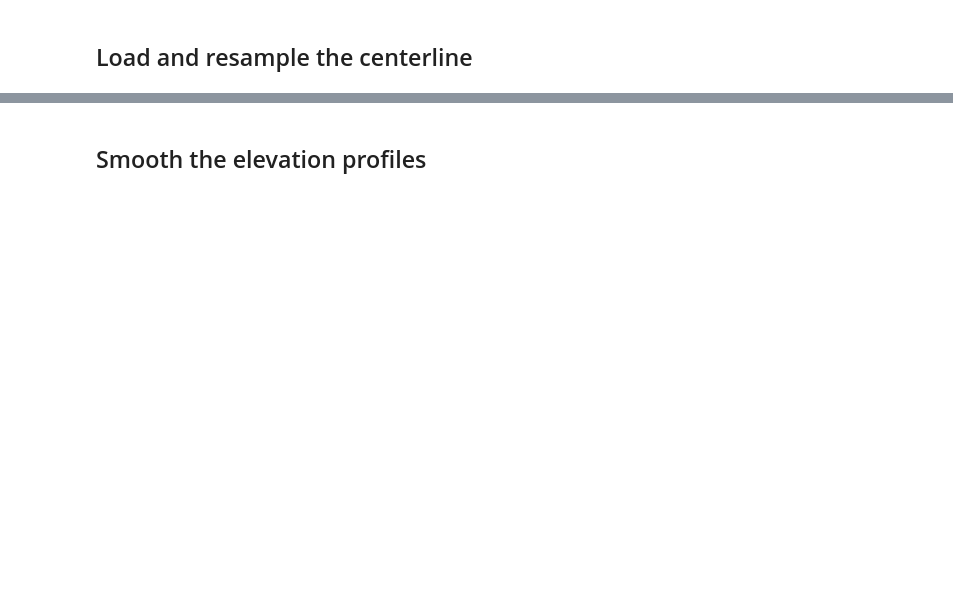
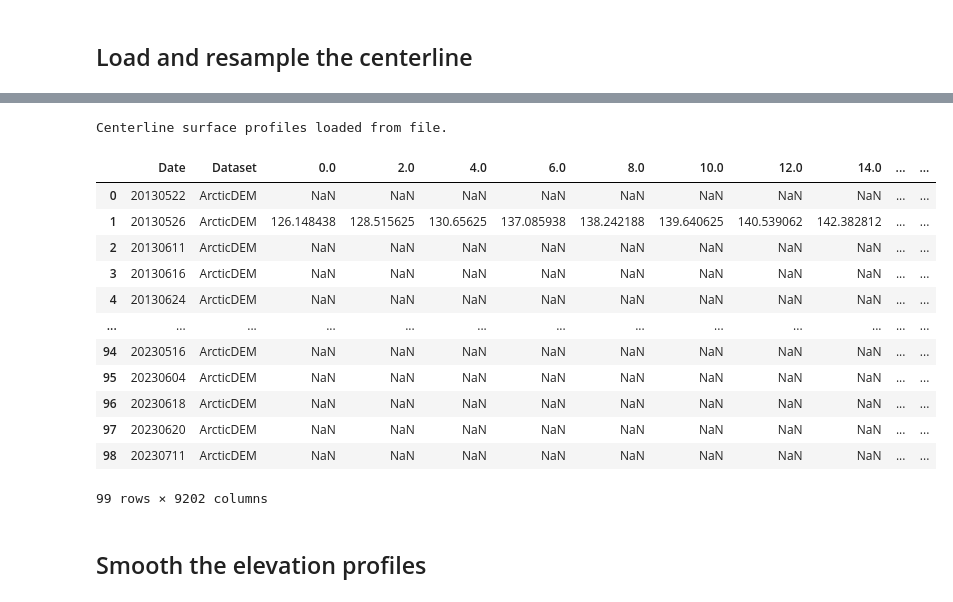
Before and after one commit to pohlan/Hubbard2024, a Jupyter notebook: dems/2_centerline_surface_elevation_timeseries.ipynb, the cells around one changed output, grey strips where cells are left out. Drawn from its saved outputs; the diff is of its cells as text; code cells hidden in the pictures; blank space fills up the shorter version.

```diff
--- a/dems/2_centerline_surface_elevation_timeseries.ipynb
+++ b/dems/2_centerline_surface_elevation_timeseries.ipynb
@@ -246,3 +112,73 @@ h_cl
+# %%
+# --- Sample surface elevations from DEMs ---
+# Check if sampled elevations already exist in file
+h_center_file = os.path.join(h_out_path, 'centerline_surface_elevation_timeseries.csv')
+if os.path.exists(h_center_file):
+    h_center_df = pd.read_csv(h_center_file)
+    h_center = h_center_df.iloc[:,2:].values
+    print('Centerline surface profiles loaded from file.')
+
+else:
+
+    def sample_dem(dem_file, out_crs, center_x, center_y):
+        dem = rxr.open_rasterio(dem_file).squeeze()
+        dem = dem.rio.reproject(out_crs)
+        dem = xr.where(dem==dem.attrs["_FillValue"], np.nan, dem)
+
+        date = os.path.basename(dem_file)[0:8]
+        dataset = os.path.basename(dem_file).split("_")[1]
+
+        h_center = np.array([float(dem.sel(x=x, y=y, method='nearest').data) for x,y in zip(center_x, center_y)])
+        # remove wacky values
+        h_center[np.abs(h_center) > 1500] = np.nan
+
+        h_center_df = pd.DataFrame({
+            "Date": [date],
+            "Dataset": [dataset]
+        }, index=[0])
+        for i in range(len(h_center)):
+            h_center_df = pd.concat([
+                h_center_df,
+                pd.DataFrame({center_dist[i]: [h_center[i]]}, index=[0])
+                ], axis=1)
+
+        return h_center_df
+
+    # Grab centerline x and y coordinates for convenience
+    center_x, center_y = center_resamp.coords.xy
+
+    # Iterate over DEMs
+    h_center_list = []
+    for dem_file in tqdm(arcticdem_files):
+        h_center_list += [sample_dem(
+            dem_file, out_crs, center_x, center_y
+        )]
+
+    h_center_df = pd.concat(h_center_list, ignore_index=True, axis=0)
+    h_center_df = h_center_df.sort_values(by="Date").reset_index(drop=True)
+
+    h_center_df.to_csv(h_center_file, index=False)
+    print('Centerline surface elevations saved to file:', h_center_file)
+
+    # switch to numpy array for convenience
+    h_center = h_center_df.iloc[:,2:].values
+
+h_center_df
+# %% [output]
+Centerline surface profiles loaded from file.
+|  | Date | Dataset | 0.0 | 2.0 | 4.0 | 6.0 | 8.0 | 10.0 | 12.0 | 14.0 | ... | ... |
+| 0 | 20130522 | ArcticDEM | NaN | NaN | NaN | NaN | NaN | NaN | NaN | NaN | ... | ... |
+| 1 | 20130526 | ArcticDEM | 126.148438 | 128.515625 | 130.65625 | 137.085938 | 138.242188 | 139.640625 | 140.539062 | 142.382812 | ... | ... |
+| 2 | 20130611 | ArcticDEM | NaN | NaN | NaN | NaN | NaN | NaN | NaN | NaN | ... | ... |
+| 3 | 20130616 | ArcticDEM | NaN | NaN | NaN | NaN | NaN | NaN | NaN | NaN | ... | ... |
+| 4 | 20130624 | ArcticDEM | NaN | NaN | NaN | NaN | NaN | NaN | NaN | NaN | ... | ... |
+| ... | ... | ... | ... | ... | ... | ... | ... | ... | ... | ... | ... | ... |
+| 94 | 20230516 | ArcticDEM | NaN | NaN | NaN | NaN | NaN | NaN | NaN | NaN | ... | ... |
+| 95 | 20230604 | ArcticDEM | NaN | NaN | NaN | NaN | NaN | NaN | NaN | NaN | ... | ... |
+| 96 | 20230618 | ArcticDEM | NaN | NaN | NaN | NaN | NaN | NaN | NaN | NaN | ... | ... |
+| 97 | 20230620 | ArcticDEM | NaN | NaN | NaN | NaN | NaN | NaN | NaN | NaN | ... | ... |
+| 98 | 20230711 | ArcticDEM | NaN | NaN | NaN | NaN | NaN | NaN | NaN | NaN | ... | ... |
+99 rows × 9202 columns
 # %% [markdown]
 ## Smooth the elevation profiles
 # %%
```
Also changed, not shown: parts of 26 cells of this notebook, 3 other files.
